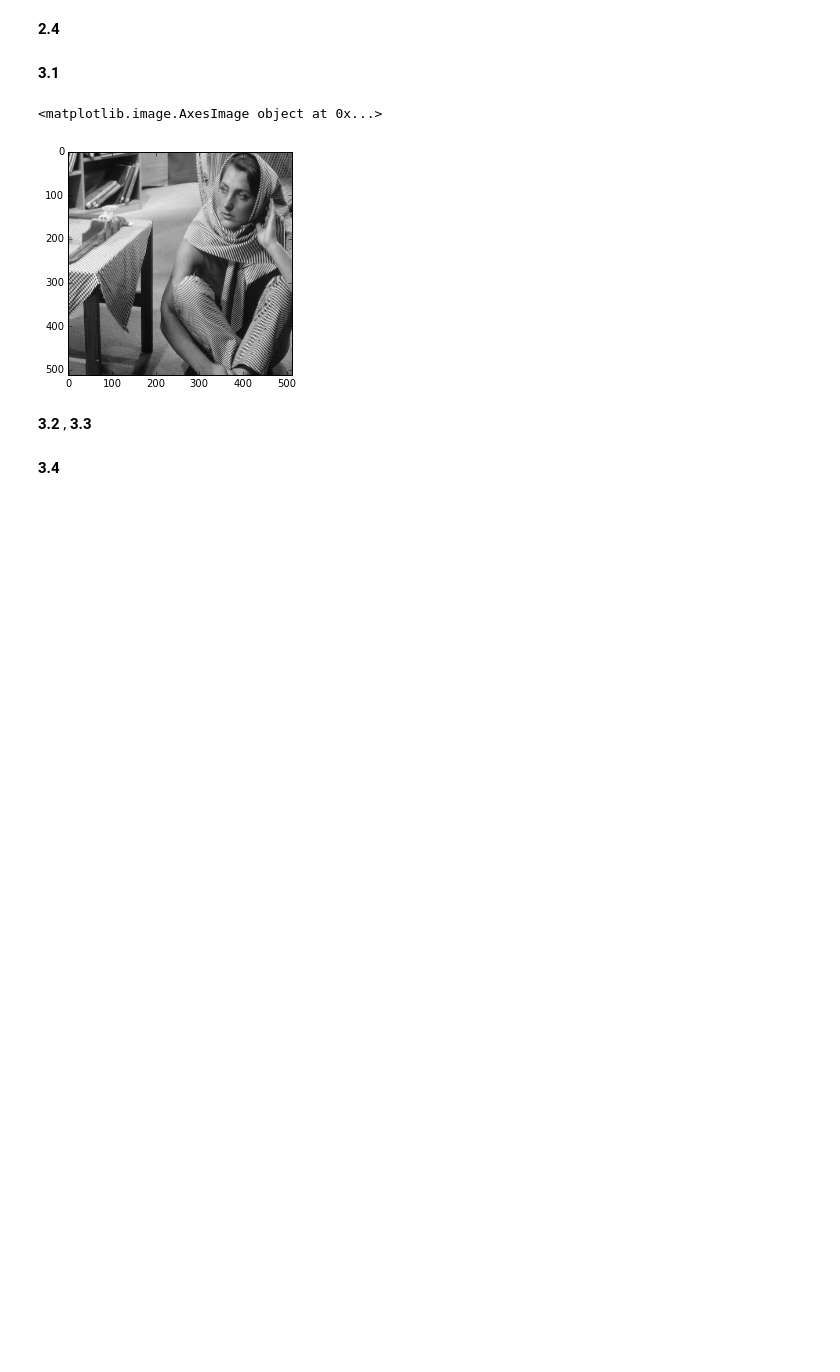
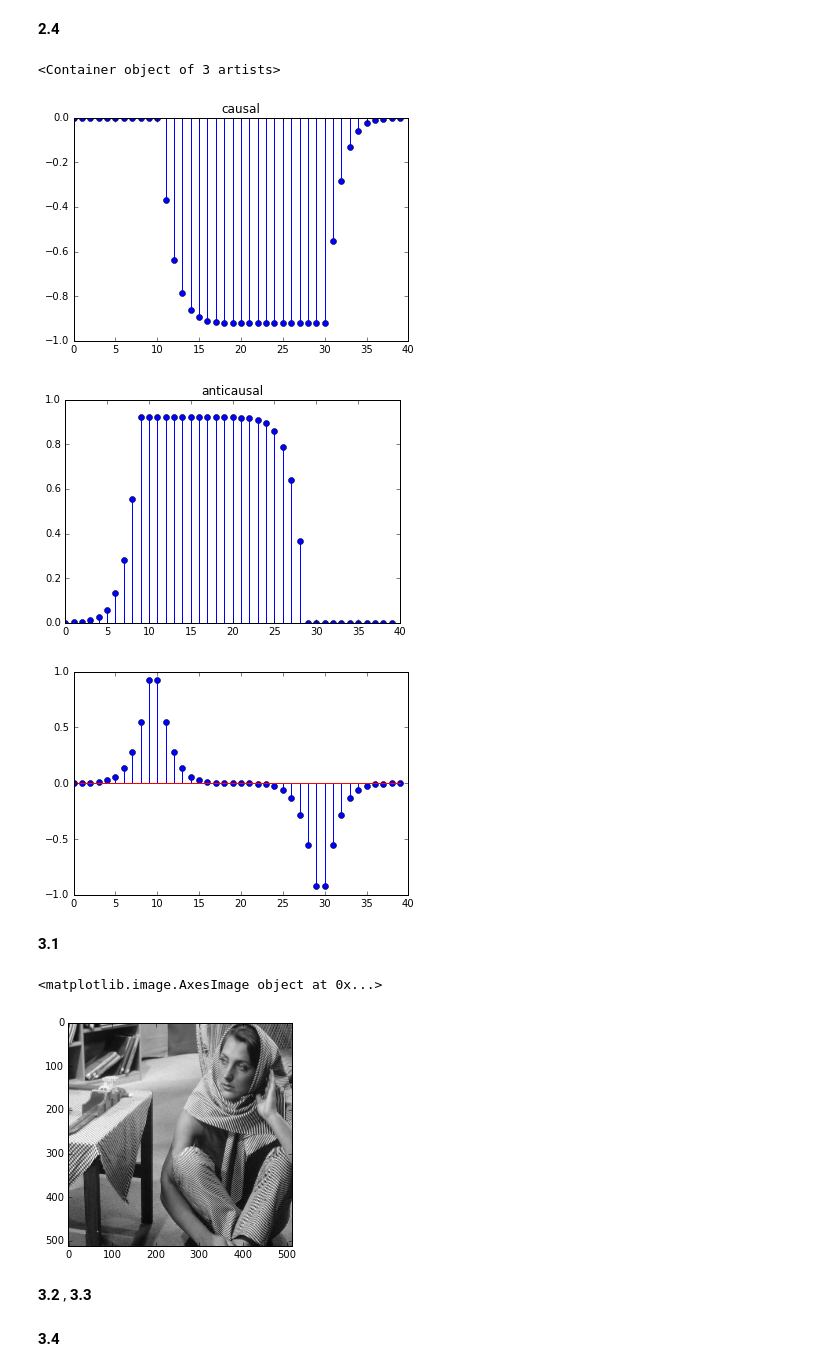
Before and after one commit to nayeem78/DSP-TP-1617, a Jupyter notebook: Lab6-7/python/Lab67.ipynb, the cells around one changed output. Cells and saved outputs as stored; diff of their text form; code cells hidden in the pictures; blank space fills up the shorter version.

```diff
--- a/Lab6-7/python/Lab67.ipynb
+++ b/Lab6-7/python/Lab67.ipynb
@@ -401,2 +355,21 @@ plt.stem(y1)
 # %% [markdown]
 **2.3**
+# %%
+def step(n=0, N=20):
+    # Check that the parameter are valid
+    if n > N - 1:
+        raise ValueError('n should be inferior to N-1')
+
+    # Create the array
+    x = np.zeros((N, ))
+    # Create the ramp
+    for y in np.arange(n, N):
+        x[y] = 1
+
+    return x
+
+N = 40
+## Step function
+x = step(10,N) - step(30,N)
+plt.figure
+plt.stem(x)
@@ -403,5 +379,31 @@ plt.stem(y1)
 # %% [markdown]
 **2.4**
+# %%
+y = np.zeros((40,))
+y1 = np.zeros((40,))
+
+for i in range (2, 40):
+    y[i] = -s*alpha*a*x[i-1]   + 2*a*y[i-1] - (a**2)*y[i-2]
+
+plt.figure()
+plt.title('causal')
+plt.stem(yc)
+
+for i in range (37,-1, -1):
+    y1[i] = s*alpha*a*x[i+1]   + 2*a*y1[i+1] - (a**2)*y1[i+2]
+
+plt.figure()
+plt.title('anticausal')
+plt.stem(yn)
+
+y=y + y1
+plt.figure()
+plt.stem(y)
+# %% [output]
+<Container object of 3 artists>
+[figure, added]
+[figure, added]
+[figure, added]
 # %% [markdown]
 **3.1**
 # %%
```
Also changed, not shown: parts of 5 cells of this notebook.
